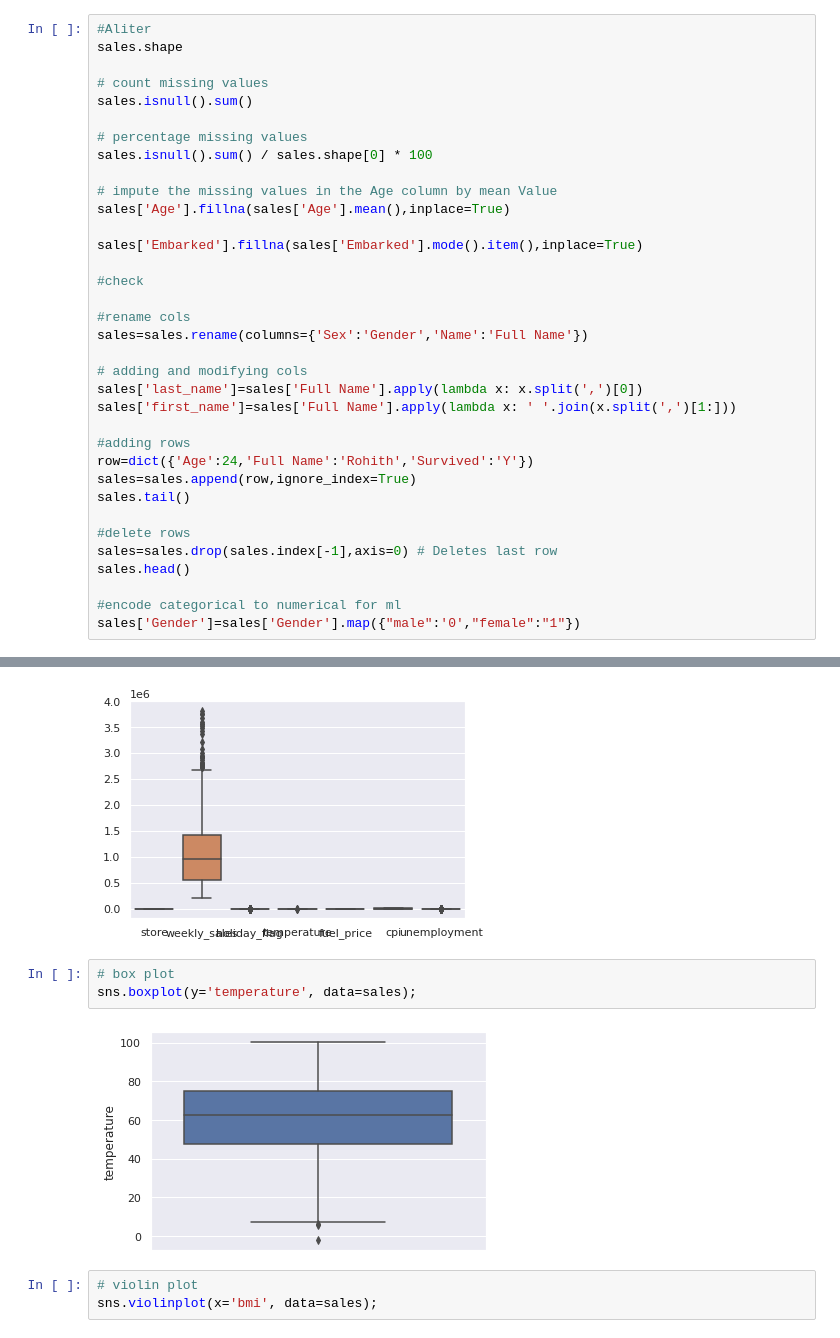
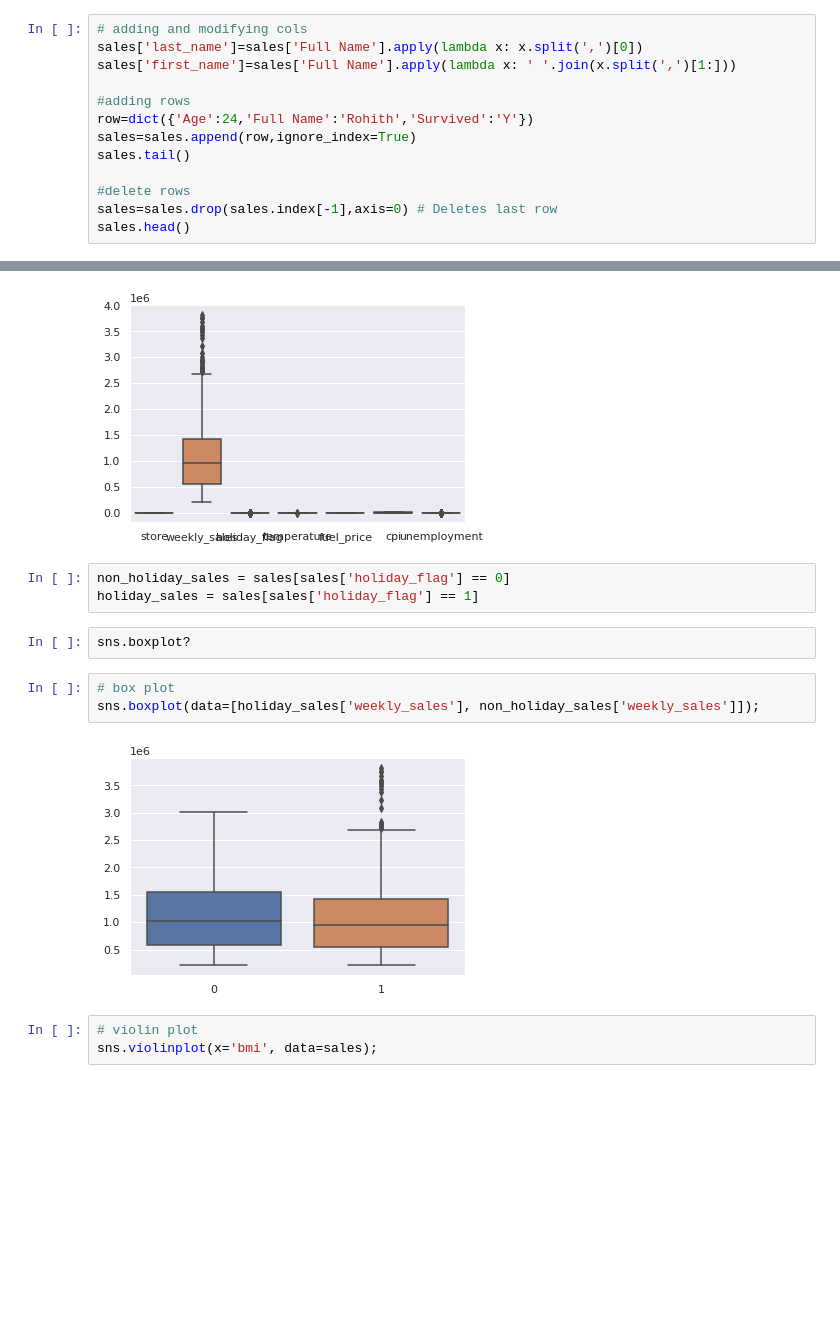
Before and after one commit to BuhariS/walmart_sales_prediction, a Jupyter notebook: walmart_sales_prediction.ipynb, the cells around one changed output, grey strips where cells are left out. Saved outputs shown, nothing was run; the diff lists cells and outputs as text; blank space fills up the shorter version.

```diff
--- a/walmart_sales_prediction.ipynb
+++ b/walmart_sales_prediction.ipynb
@@ -159,23 +165,4 @@ Index(['store', 'date', 'weekly_sales', 'holiday_flag', 'temperature',
 # %%
-#Aliter
-sales.shape
-
-# count missing values
-sales.isnull().sum()
-
-# percentage missing values
-sales.isnull().sum() / sales.shape[0] * 100
-
-# impute the missing values in the Age column by mean Value
-sales['Age'].fillna(sales['Age'].mean(),inplace=True)
-
-sales['Embarked'].fillna(sales['Embarked'].mode().item(),inplace=True)
-
-#check
-
-#rename cols
-sales=sales.rename(columns={'Sex':'Gender','Name':'Full Name'})
-
 # adding and modifying cols
 sales['last_name']=sales['Full Name'].apply(lambda x: x.split(',')[0])
 sales['first_name']=sales['Full Name'].apply(lambda x: ' '.join(x.split(',')[1:]))
@@ -188,9 +175,6 @@ sales.tail()
 #delete rows
 sales=sales.drop(sales.index[-1],axis=0) # Deletes last row
 sales.head()
-
-#encode categorical to numerical for ml
-sales['Gender']=sales['Gender'].map({"male":'0',"female":"1"})
 # %% [markdown]
 Issue #8
 
@@ -324,11 +375,16 @@ sns.boxplot(data=sales)
 # %% [output]
 <matplotlib.axes._subplots.AxesSubplot at 0x...>
 [figure]
+# %%
+non_holiday_sales = sales[sales['holiday_flag'] == 0]
+holiday_sales = sales[sales['holiday_flag'] == 1]
+# %%
+sns.boxplot?
 # %%
 # box plot
-sns.boxplot(y='temperature', data=sales);
+sns.boxplot(data=[holiday_sales['weekly_sales'], non_holiday_sales['weekly_sales']]);
 # %% [output]
-[figure, old version]
+[figure, new version]
 # %%
 # violin plot
 sns.violinplot(x='bmi', data=sales);
```
Also changed, not shown: parts of 28 cells of this notebook.
